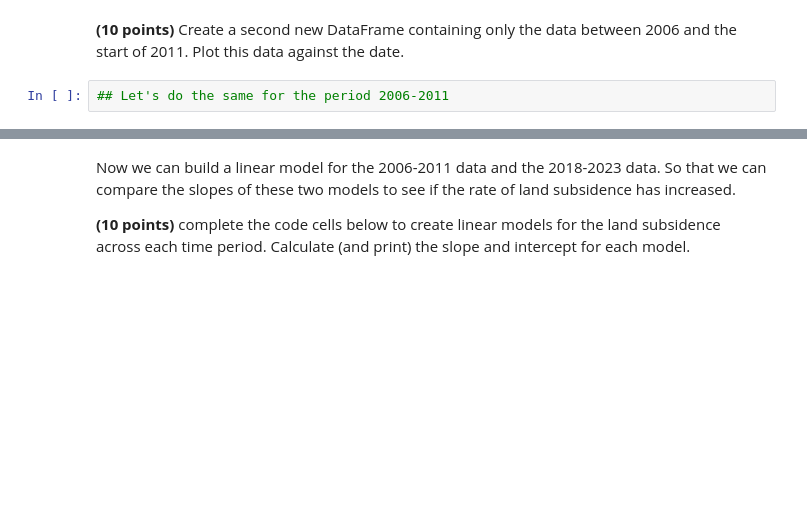
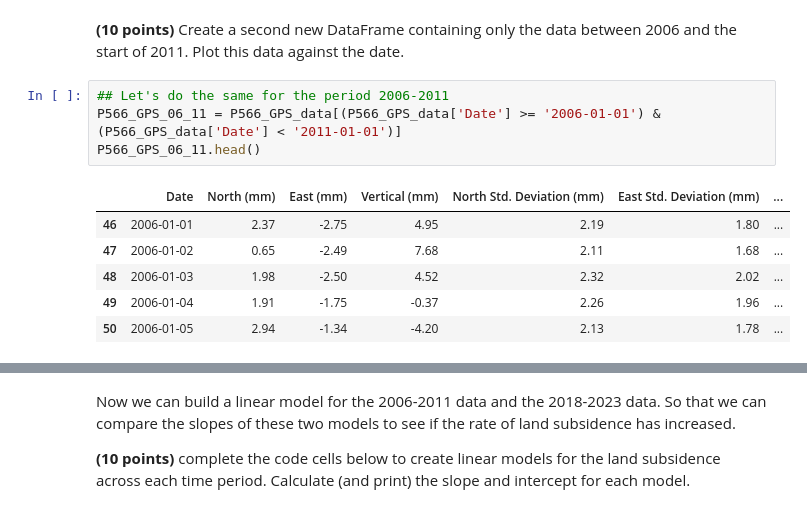
Before and after one commit to ItsukiKigoshi/EPS88_Gleeson, a Jupyter notebook: homework04.ipynb, the cells around one changed output, grey strips where cells are left out. Cells and saved outputs as stored; diff of their text form; blank space fills up the shorter version.

```diff
--- a/homework04.ipynb
+++ b/homework04.ipynb
@@ -397,3 +430,12 @@ plt.show()
 **(10 points)** Create a second new DataFrame containing only the data between 2006 and the start of 2011. Plot this data against the date.
 # %%
 ## Let's do the same for the period 2006-2011
+P566_GPS_06_11 = P566_GPS_data[(P566_GPS_data['Date'] >= '2006-01-01') & (P566_GPS_data['Date'] < '2011-01-01')]
+P566_GPS_06_11.head()
+# %% [output]
+|  | Date | North (mm) | East (mm) | Vertical (mm) | North Std. Deviation (mm) | East Std. Deviation (mm) | ... |
+| 46 | 2006-01-01 | 2.37 | -2.75 | 4.95 | 2.19 | 1.80 | ... |
+| 47 | 2006-01-02 | 0.65 | -2.49 | 7.68 | 2.11 | 1.68 | ... |
+| 48 | 2006-01-03 | 1.98 | -2.50 | 4.52 | 2.32 | 2.02 | ... |
+| 49 | 2006-01-04 | 1.91 | -1.75 | -0.37 | 2.26 | 1.96 | ... |
+| 50 | 2006-01-05 | 2.94 | -1.34 | -4.20 | 2.13 | 1.78 | ... |
```
Also changed, not shown: parts of 13 cells of this notebook.
